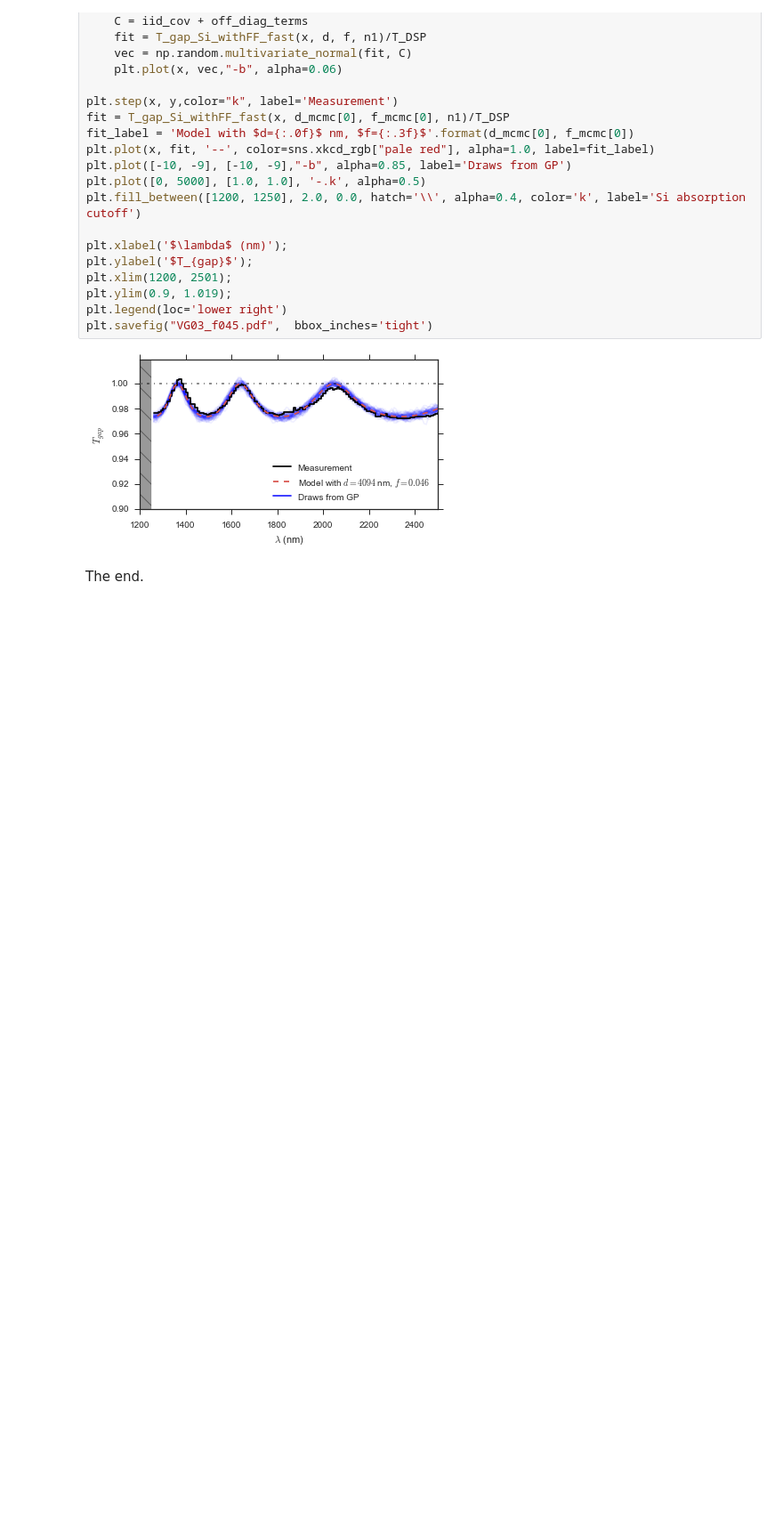
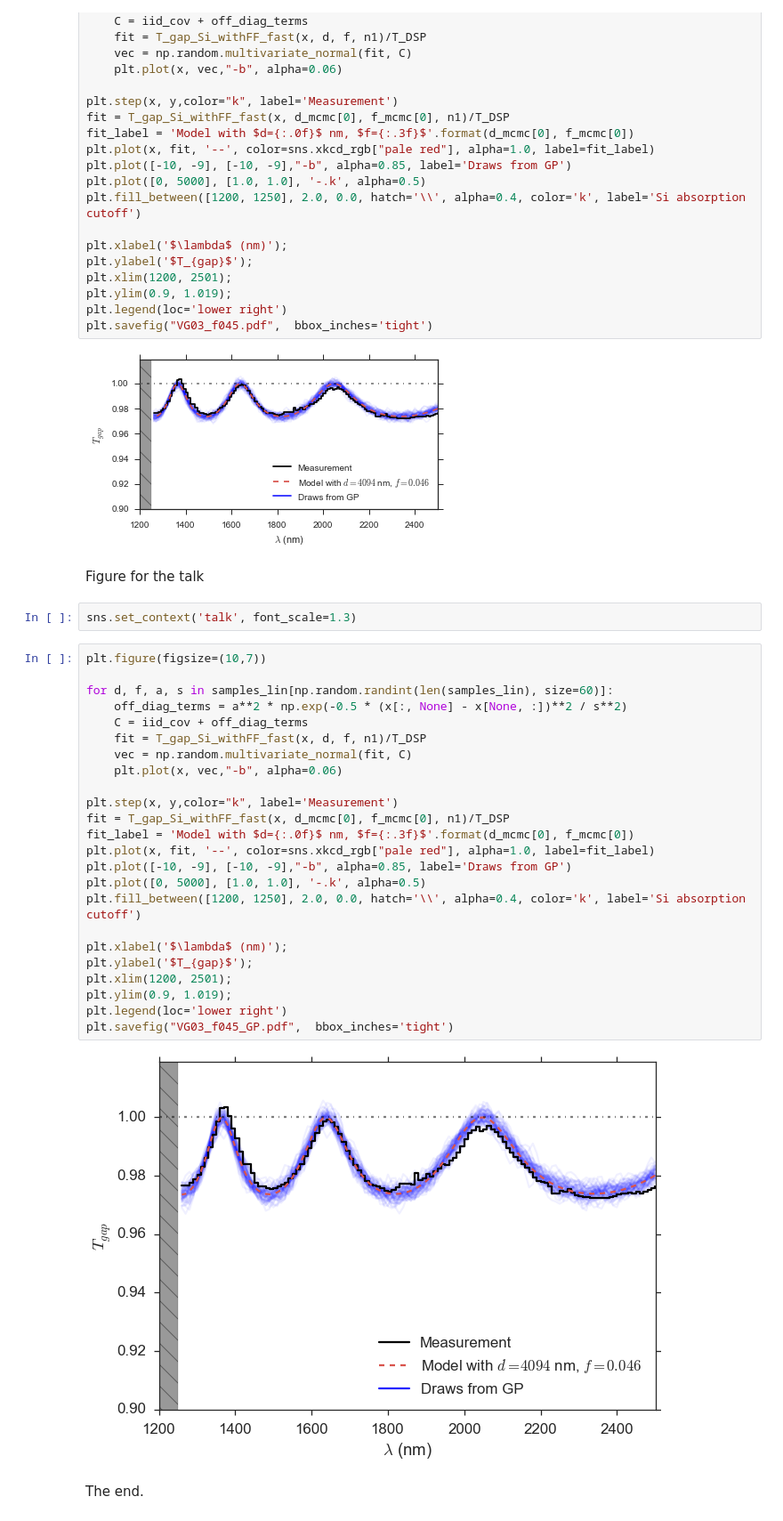
Before and after one commit to Echelle/AO_bonding_paper, a Jupyter notebook: notebooks/SiGaps_08_VG03_f045.ipynb, the cells around one changed output. Shown at 89% size. Drawn from its saved outputs; the diff is of its cells as text; blank space fills up the shorter version.

```diff
--- a/notebooks/SiGaps_08_VG03_f045.ipynb
+++ b/notebooks/SiGaps_08_VG03_f045.ipynb
@@ -198,5 +195,35 @@ plt.legend(loc='lower right')
 plt.savefig("VG03_f045.pdf",  bbox_inches='tight')
 # %% [output]
 [figure]
+# %% [markdown]
+Figure for the talk
+# %%
+sns.set_context('talk', font_scale=1.3)
+# %%
+plt.figure(figsize=(10,7))
+
+for d, f, a, s in samples_lin[np.random.randint(len(samples_lin), size=60)]:
+    off_diag_terms = a**2 * np.exp(-0.5 * (x[:, None] - x[None, :])**2 / s**2)
+    C = iid_cov + off_diag_terms
+    fit = T_gap_Si_withFF_fast(x, d, f, n1)/T_DSP
+    vec = np.random.multivariate_normal(fit, C)
+    plt.plot(x, vec,"-b", alpha=0.06)
+
+plt.step(x, y,color="k", label='Measurement')
+fit = T_gap_Si_withFF_fast(x, d_mcmc[0], f_mcmc[0], n1)/T_DSP
+fit_label = 'Model with $d={:.0f}$ nm, $f={:.3f}$'.format(d_mcmc[0], f_mcmc[0])
+plt.plot(x, fit, '--', color=sns.xkcd_rgb["pale red"], alpha=1.0, label=fit_label)
+plt.plot([-10, -9], [-10, -9],"-b", alpha=0.85, label='Draws from GP')
+plt.plot([0, 5000], [1.0, 1.0], '-.k', alpha=0.5)
+plt.fill_between([1200, 1250], 2.0, 0.0, hatch='\\', alpha=0.4, color='k', label='Si absorption cutoff')
+
+plt.xlabel('$\lambda$ (nm)');
+plt.ylabel('$T_{gap}$');
+plt.xlim(1200, 2501);
+plt.ylim(0.9, 1.019);
+plt.legend(loc='lower right')
+plt.savefig("VG03_f045_GP.pdf",  bbox_inches='tight')
+# %% [output]
+[figure, added]
 # %% [markdown]
 The end.
```
Also changed, not shown: parts of 5 cells of this notebook, 5 other files.
